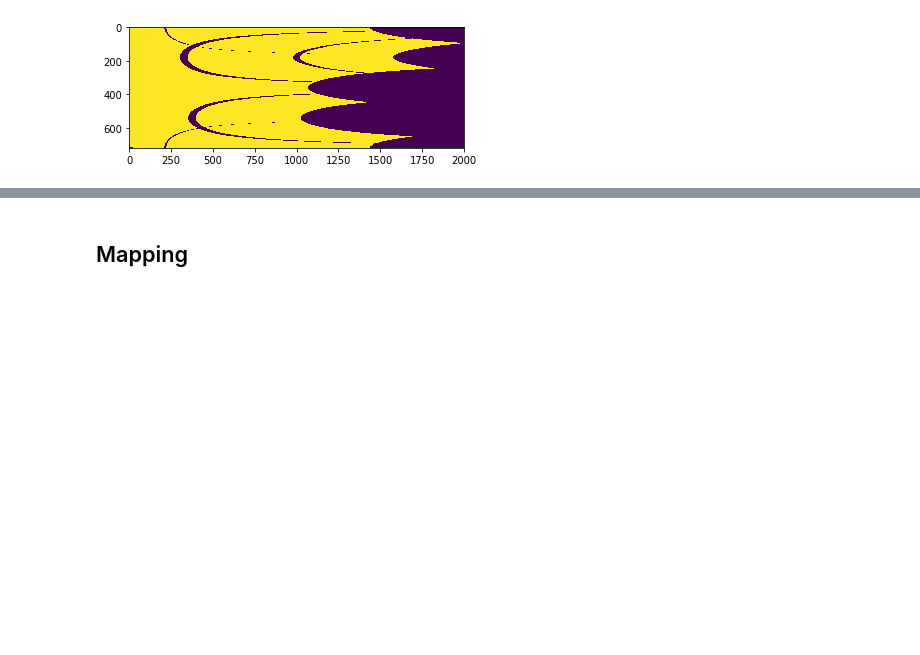
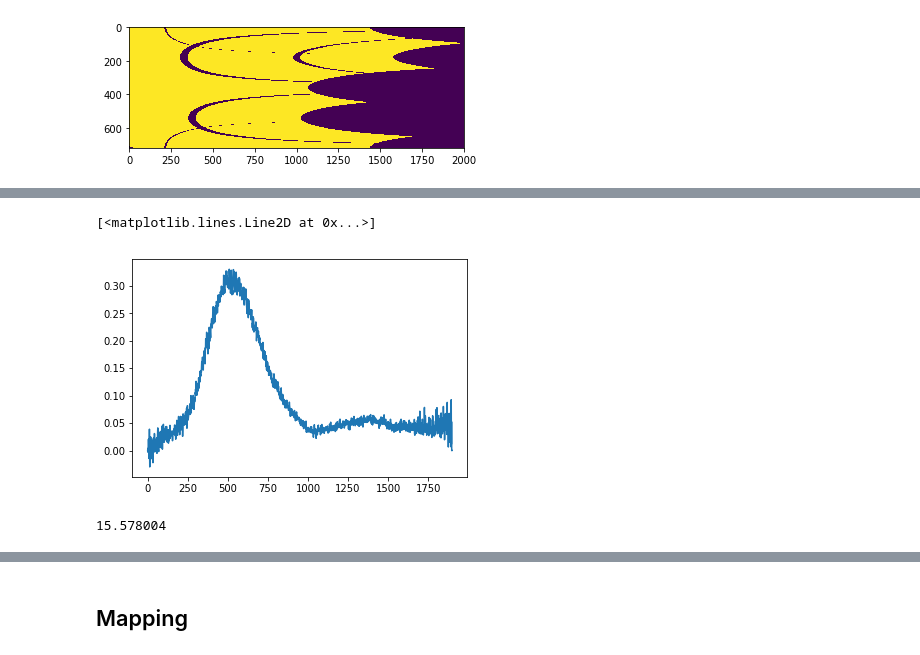
Before and after one commit to savilova/lab-xrda, a Jupyter notebook: Mapping.ipynb, the cells around one changed output, grey strips where cells are left out. Cells and saved outputs as stored; diff of their text form; code cells hidden in the pictures; blank space fills up the shorter version.

```diff
--- a/Mapping.ipynb
+++ b/Mapping.ipynb
@@ -129,0 +170,11 @@ max_ROI_chi = 720
+# %%
+profile = data[10]
+base = np.linspace(profile[100], 0, profile.shape[0]-100)
+plt.plot(profile[100:]-base)
+# %% [output]
+[<matplotlib.lines.Line2D at 0x...>]
+[figure, added]
+# %%
+np.amax(profile)
+# %% [output]
+15.578004
```
Also changed, not shown: parts of 20 cells of this notebook.
